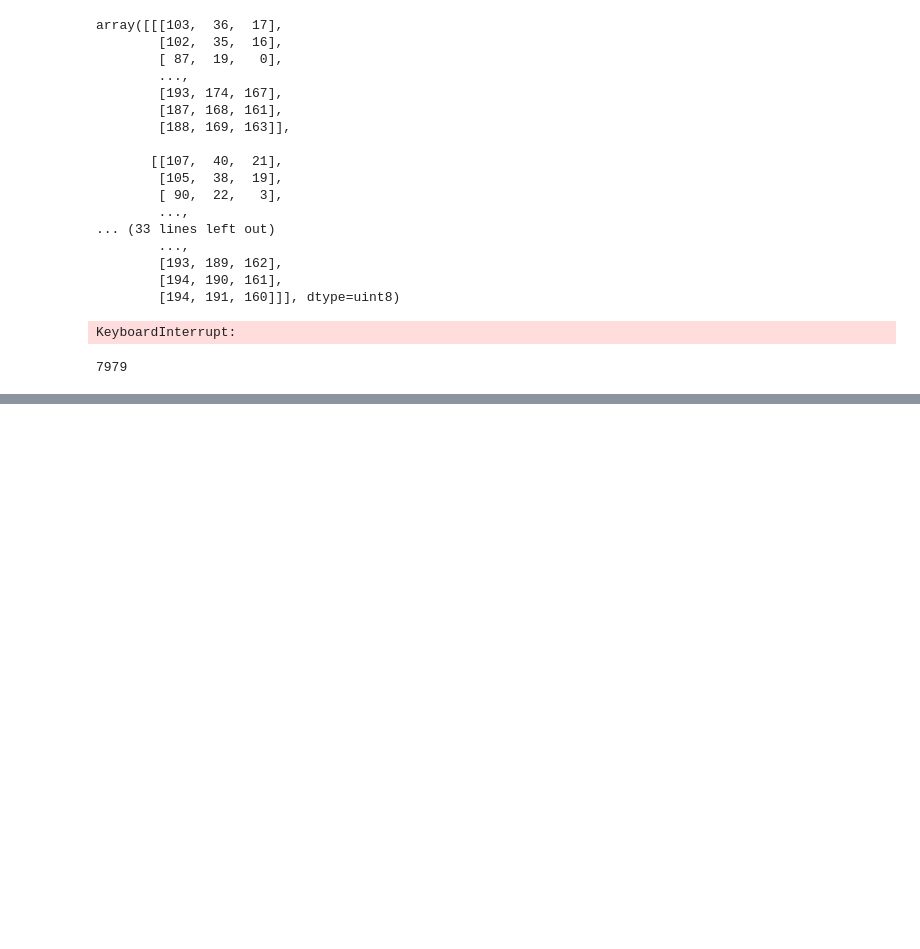
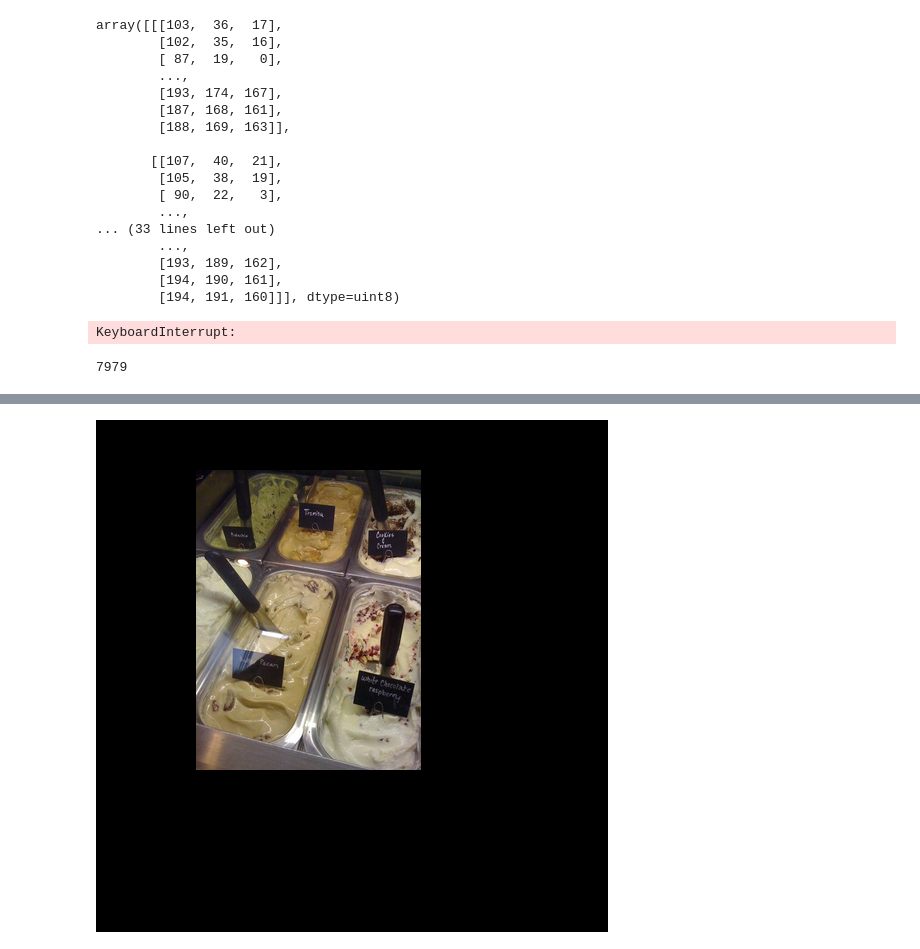
Before and after one commit to PETAR-BOT/food_nutrient_detection, a Jupyter notebook: Jupyter Notebooks/Get Data.ipynb, the cells around one changed output, grey strips where cells are left out. Saved outputs shown, nothing was run; the diff lists cells and outputs as text; code cells hidden in the pictures; blank space fills up the shorter version.

```diff
--- a/Jupyter Notebooks/Get Data.ipynb
+++ b/Jupyter Notebooks/Get Data.ipynb
@@ -219,0 +320,4 @@ array([[[ 6,  5,  3],
+# %%
+backround_pillow
+# %% [output]
+[figure, added]
```
Also changed, not shown: parts of 20 cells of this notebook, 2 other files.
